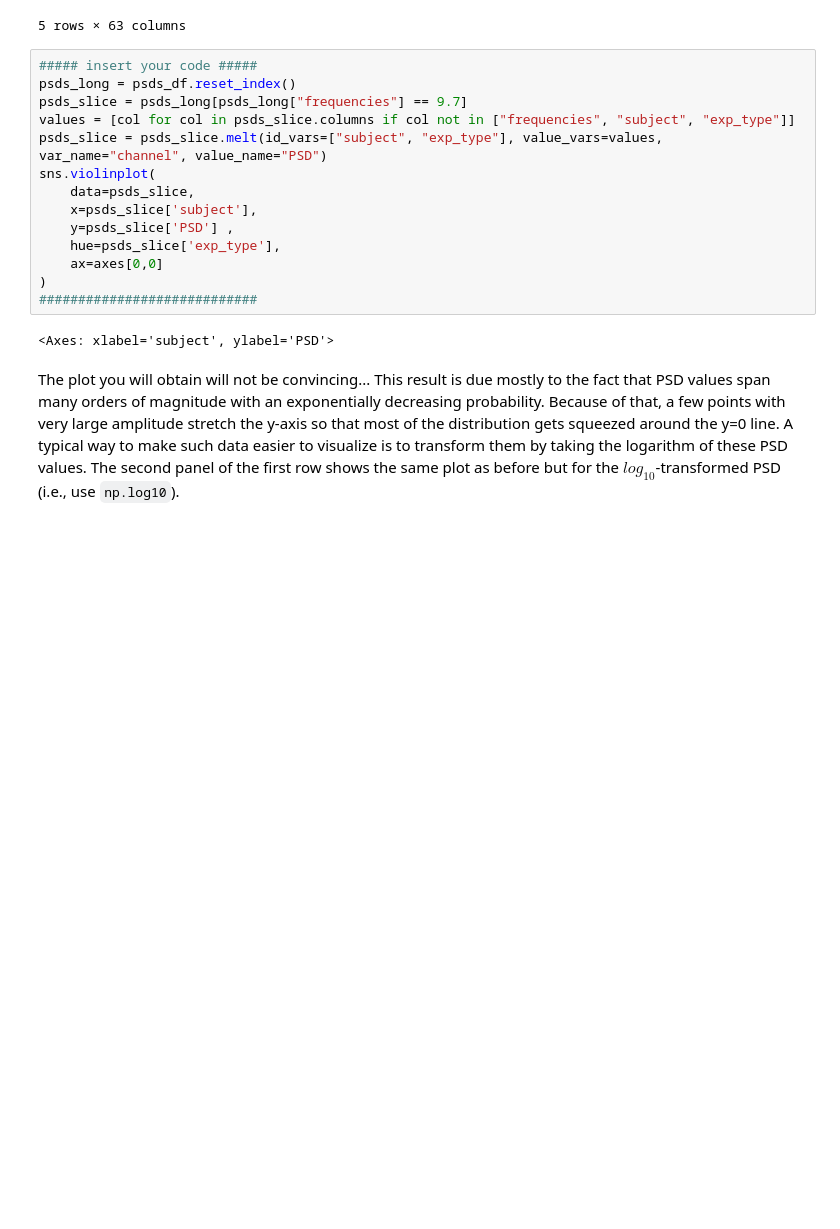
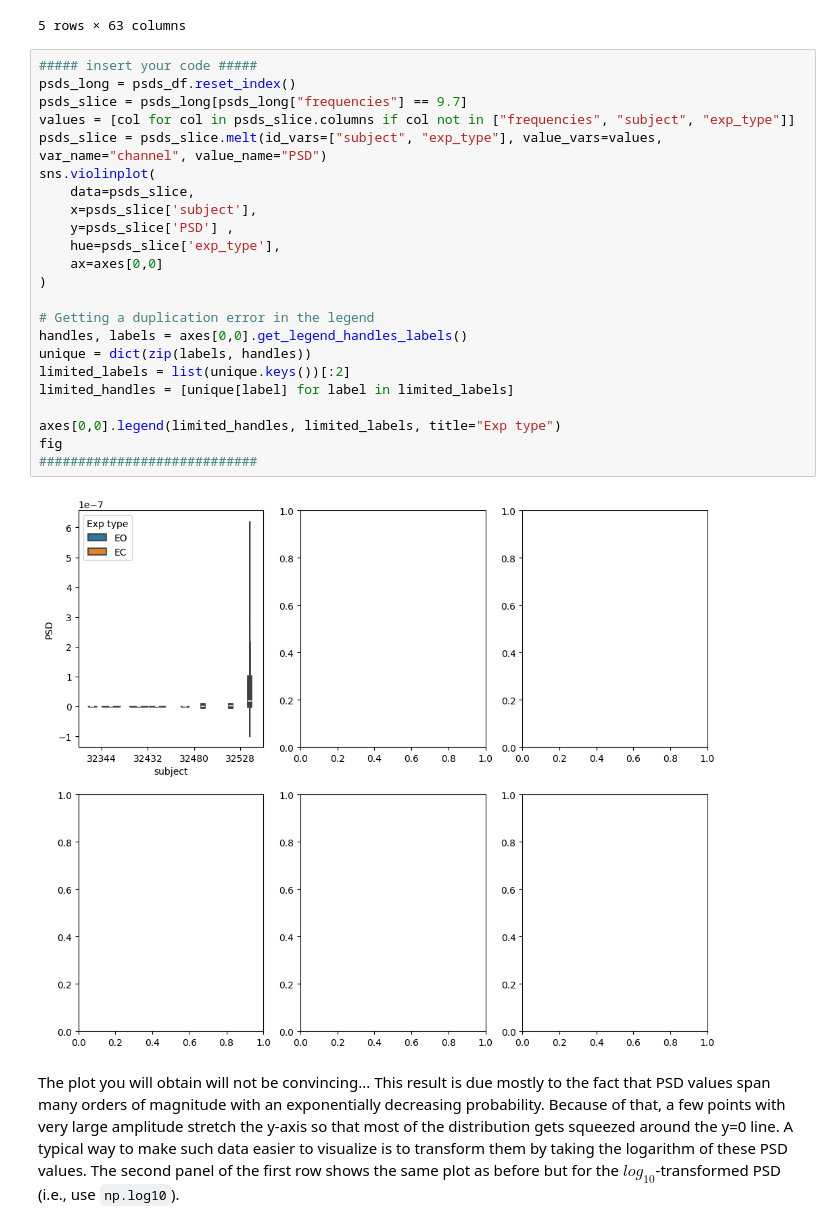
Before and after one commit to kfrancis2017/csce556-labs, a Jupyter notebook: CSCE556_Lab4.ipynb, the cells around one changed output. Drawn from its saved outputs; the diff is of its cells as text; blank space fills up the shorter version.

```diff
--- a/CSCE556_Lab4.ipynb
+++ b/CSCE556_Lab4.ipynb
@@ -57,19 +53,28 @@ psds_df.head()
 # %%
 ##### insert your code #####
 psds_long = psds_df.reset_index()
 psds_slice = psds_long[psds_long["frequencies"] == 9.7]
 values = [col for col in psds_slice.columns if col not in ["frequencies", "subject", "exp_type"]]
 psds_slice = psds_slice.melt(id_vars=["subject", "exp_type"], value_vars=values, var_name="channel", value_name="PSD")
 sns.violinplot(
     data=psds_slice,
     x=psds_slice['subject'],
     y=psds_slice['PSD'] ,
     hue=psds_slice['exp_type'],
     ax=axes[0,0]
 )
+
+# Getting a duplication error in the legend
+handles, labels = axes[0,0].get_legend_handles_labels()
+unique = dict(zip(labels, handles))
+limited_labels = list(unique.keys())[:2]
+limited_handles = [unique[label] for label in limited_labels]
+
+axes[0,0].legend(limited_handles, limited_labels, title="Exp type")
+fig
 ############################
 # %% [output]
-<Axes: xlabel='subject', ylabel='PSD'>
+[figure, added]
 # %% [markdown]
 The plot you will obtain will not be convincing... This result is due mostly to the fact that PSD values span many orders of magnitude with an exponentially decreasing probability. Because of that, a few points with very large amplitude stretch the y-axis so that most of the distribution gets squeezed around the y=0 line. A typical way to make such data easier to visualize is to transform them by taking the logarithm of these PSD values. The second panel of the first row shows the same plot as before but for the $log_{10}$-transformed PSD (i.e., use `np.log10`).
 # %%
```
Also changed, not shown: parts of 6 cells of this notebook.
